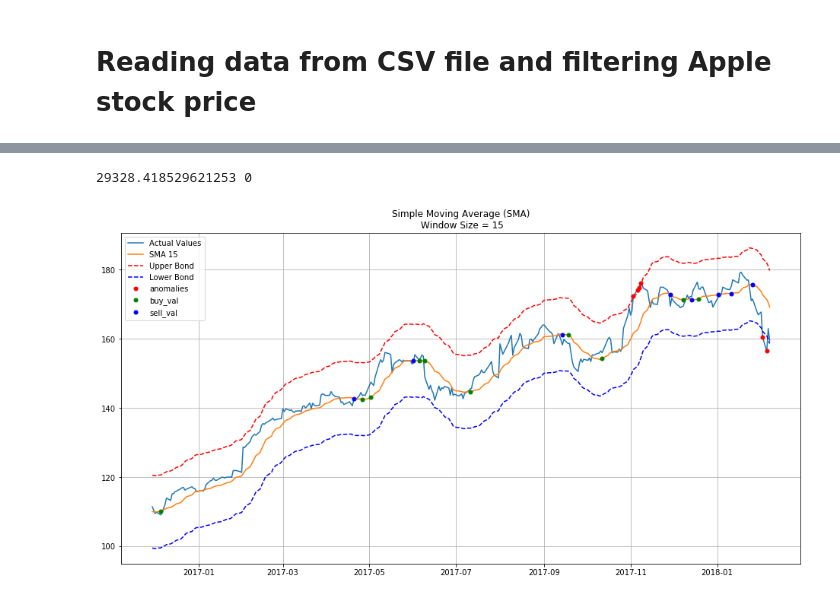
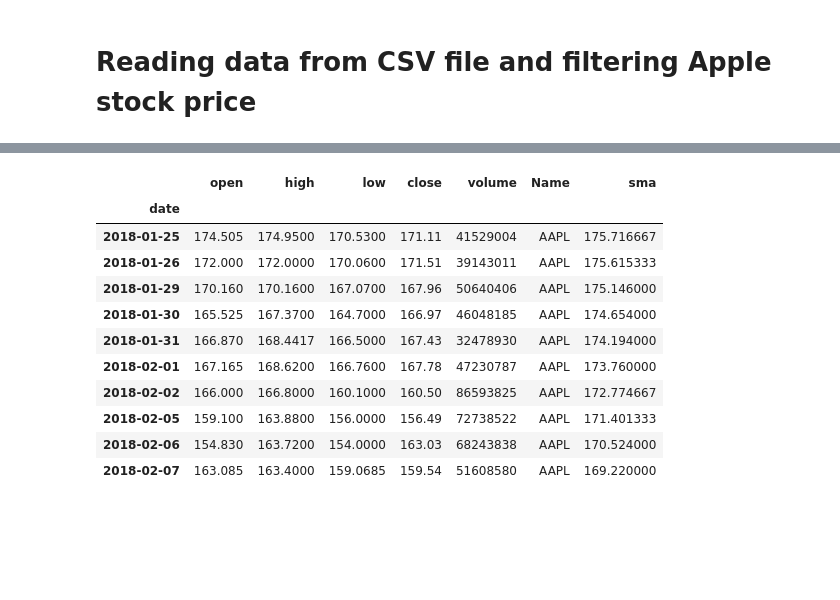
Before and after one commit to pournasserian/TimeSeries, a Jupyter notebook: 2-SimpleMovingAverage.ipynb, the cells around one changed output, grey strips where cells are left out. Cells and saved outputs as stored; diff of their text form; code cells hidden in the pictures; blank space fills up the shorter version.

```diff
--- a/2-SimpleMovingAverage.ipynb
+++ b/2-SimpleMovingAverage.ipynb
@@ -124,60 +34,17 @@ plt.show()
-# %%
-amount = 0
-share = 10000.0 / df.iloc[0]['close']
-print('Buy: ', df.index[0], amount, share, df.iloc[0]['close'])
-
-for index, row in df.iterrows():
-    if (amount > 0) and (row['buy'] == True):
-        print('Buy: ', index,  amount, share, row['close'])
-        share = amount / row['close']
-        amount = 0
-    elif (amount == 0) and (row['sell'] == True):
-        print('Sel: ', index, amount, share, row['close'])
-        amount = share * row['close']
-        share = 0
-
-print(amount, share)
-# %% [output]
-29328.418529621253 0
-# %%
-df = df[-300:]
-plt.figure(figsize=(16,8))
-plt.title("Simple Moving Average (SMA)\n Window Size = {}".format(window))
-#plt.plot(rolling_mean, "g", label="SMA")
-
-plt.plot(df['close'], label="Actual Values")
-plt.plot(df['sma15'], label="SMA 15")
-
-
-rolling_mean = df['sma15']
-series = df['close']
-mae = mean_absolute_error(series[window:], rolling_mean[window:])
-deviation = np.std(series[window:] - rolling_mean[window:])
-df['lower_bond'] = rolling_mean - (mae + scale * deviation)
-df['upper_bond'] = rolling_mean + (mae + scale * deviation)
-plt.plot(df['upper_bond'], "r--", label="Upper Bond")
-plt.plot(df['lower_bond'], "b--",  label="Lower Bond")
-
-df['anomalies'] = float('NaN')
-df['anomalies'][series < df['lower_bond']] = series[series < df['lower_bond']]
-df['anomalies'][series > df['upper_bond']] = series[series > df['upper_bond']]
-plt.plot(df['anomalies'], "ro", markersize = 5)
-
-df['sma15_prev1'] = df['sma15'].shift(1)
-df['sma15_prev2'] = df['sma15'].shift(2)
-df['sma15_prev3'] = df['sma15'].shift(3)
-df['sma15_prev4'] = df['sma15'].shift(4)
-df['sell'] = (df['sma15_prev2'] > df['sma15_prev1']) & (df['sma15_prev3'] < df['sma15_prev2']) & (df['sma15_prev3'] > df['sma15_prev4'])
-df['buy'] = (df['sma15_prev2'] < df['sma15_prev1']) & (df['sma15_prev3'] > df['sma15_prev2']) & (df['sma15_prev3'] < df['sma15_prev4'])
-df['buy_val'] = df[df['buy'] == True]['sma15']
-df['sell_val'] = df[df['sell'] == True]['sma15']
-
-plt.plot(df['buy_val'], "go", markersize = 5)
-plt.plot(df['sell_val'], "bo", markersize = 5)
-
-
-plt.legend(loc="upper left")
-plt.grid(True)
-plt.show()
-# %% [output]
-[figure, removed]
+# %%
+window = 15 #days
+df['sma'] = simple_moving_average(df['close'], window)
+df.tail(10)
+# %% [output]
+|  | open | high | low | close | volume | Name | sma |
+| date |  |  |  |  |  |  |  |
+| 2018-01-25 | 174.505 | 174.9500 | 170.5300 | 171.11 | 41529004 | AAPL | 175.716667 |
+| 2018-01-26 | 172.000 | 172.0000 | 170.0600 | 171.51 | 39143011 | AAPL | 175.615333 |
+| 2018-01-29 | 170.160 | 170.1600 | 167.0700 | 167.96 | 50640406 | AAPL | 175.146000 |
+| 2018-01-30 | 165.525 | 167.3700 | 164.7000 | 166.97 | 46048185 | AAPL | 174.654000 |
+| 2018-01-31 | 166.870 | 168.4417 | 166.5000 | 167.43 | 32478930 | AAPL | 174.194000 |
+| 2018-02-01 | 167.165 | 168.6200 | 166.7600 | 167.78 | 47230787 | AAPL | 173.760000 |
+| 2018-02-02 | 166.000 | 166.8000 | 160.1000 | 160.50 | 86593825 | AAPL | 172.774667 |
+| 2018-02-05 | 159.100 | 163.8800 | 156.0000 | 156.49 | 72738522 | AAPL | 171.401333 |
+| 2018-02-06 | 154.830 | 163.7200 | 154.0000 | 163.03 | 68243838 | AAPL | 170.524000 |
+| 2018-02-07 | 163.085 | 163.4000 | 159.0685 | 159.54 | 51608580 | AAPL | 169.220000 |
```
Also changed, not shown: parts of 15 cells of this notebook, 10 other files.
